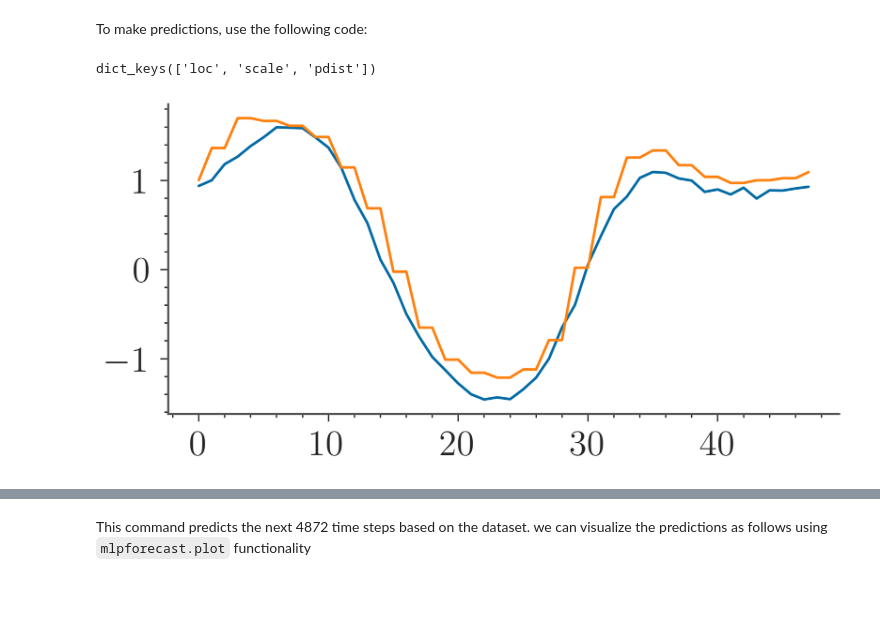
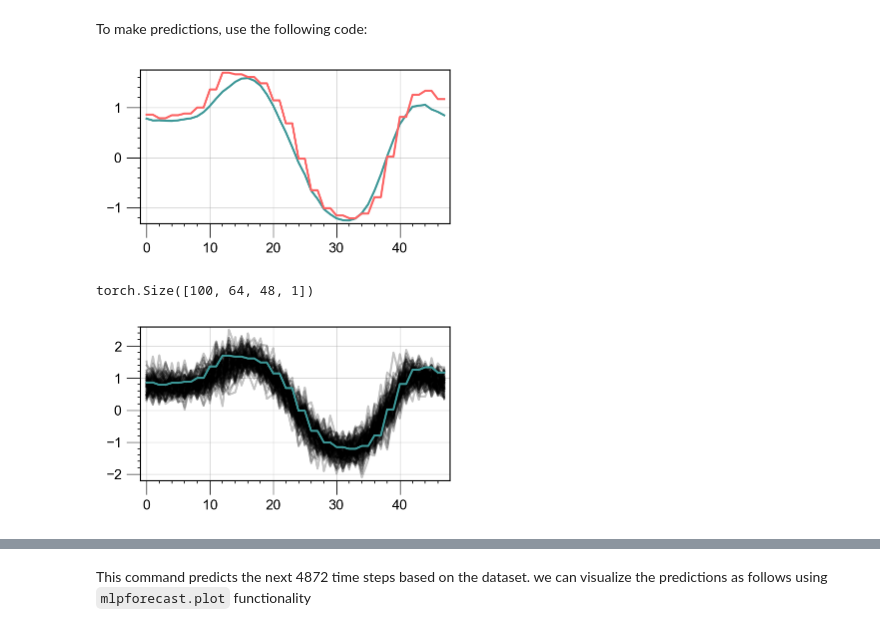
Before and after one commit to sambaiga/mlpforecast, a Jupyter notebook: example/getting_started_quantile.ipynb, the cells around one changed output, grey strips where cells are left out. Drawn from its saved outputs; the diff is of its cells as text; code cells hidden in the pictures; blank space fills up the shorter version.

```diff
--- a/example/getting_started_quantile.ipynb
+++ b/example/getting_started_quantile.ipynb
@@ -110,7 +111,6 @@ nice_fonts = {
     "legend.fontsize": 8,
     "legend.frameon": False,
 }
-matplotlib.rcParams.update(nice_fonts)
 import matplotlib_inline.backend_inline
 
 matplotlib_inline.backend_inline.set_matplotlib_formats(
@@ -204,14 +188,29 @@ clear_output()
 # %%
 x, y=next(iter(model.datamodule.val_dataloader()))
 model.model.eval()
 out=model.model.forecast(x)
 
 fig, ax = plt.subplots(1, 1, figsize=(4, 2))
 #ax.plot(out['q_samples'][-1, :, :, 0].T, 'k-', alpha=0.25)
-ax.plot(out['loc'][-1, :, 0])
-ax.plot(y[-1, :, 0])
+ax.plot(out['loc'][-10, :, 0])
+ax.plot(y[-10, :, 0])
 #out['q_sample'][0, :, :, 0].shape
 out.keys()
+plt.show()
 # %% [output]
-dict_keys(['loc', 'scale', 'pdist'])
-[figure, old version]
+[figure, new version]
+# %%
+out['pdist'].sample((100,)).shape
+# %% [output]
+torch.Size([100, 64, 48, 1])
+# %%
+
+fig, ax = plt.subplots(1, 1, figsize=(4, 2))
+#ax.plot(out['q_samples'][-1, :, :, 0].T, 'k-', alpha=0.25)
+ax.plot(out['pdist'].sample((100,))[:, -10, :, 0].T, color='k', alpha=0.23);
+ax.plot(y[-10, :, 0])
+#out['q_sample'][0, :, :, 0].shape
+out.keys()
+plt.show()
+# %% [output]
+[figure, added]
```
Also changed, not shown: parts of 5 cells of this notebook.
